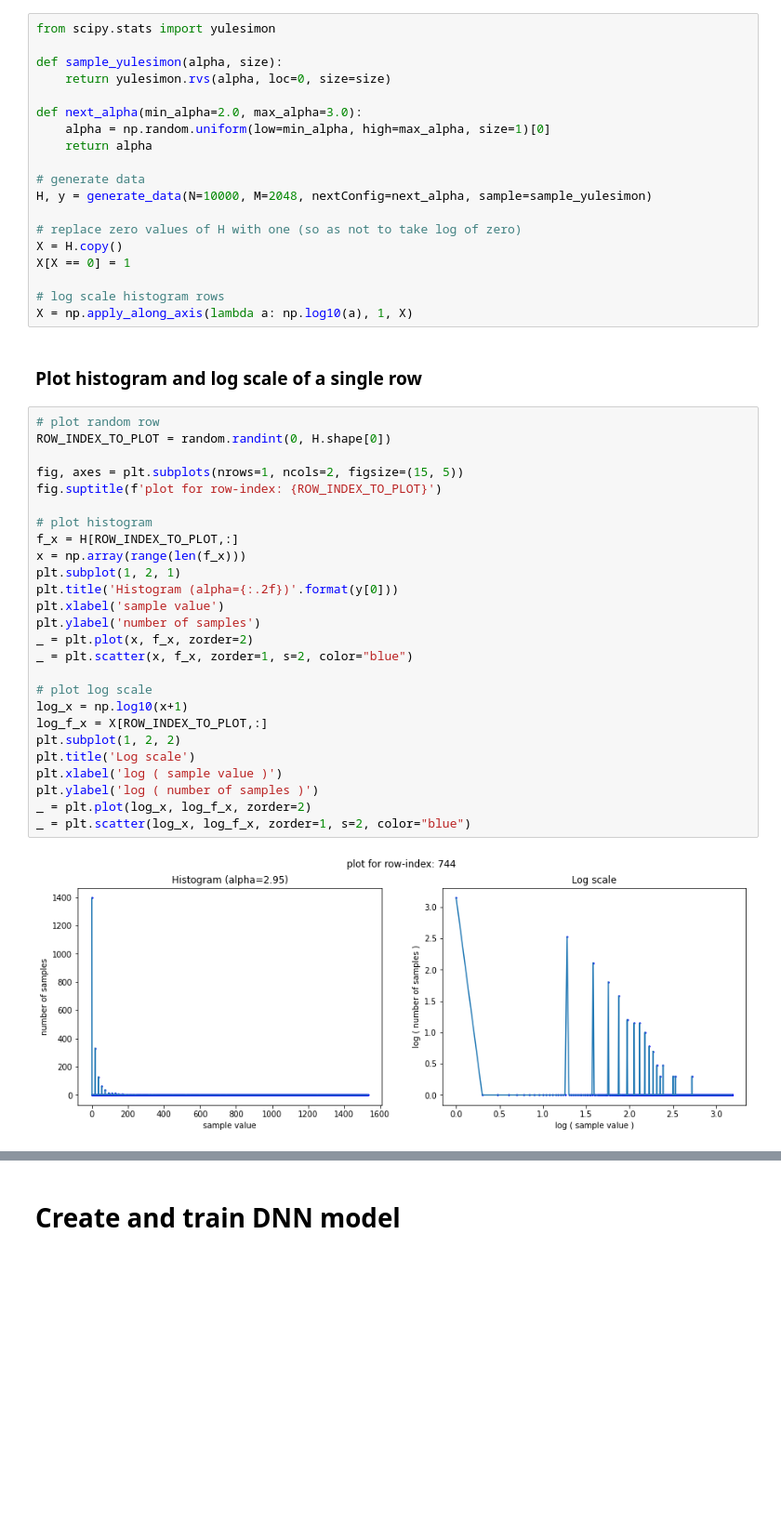
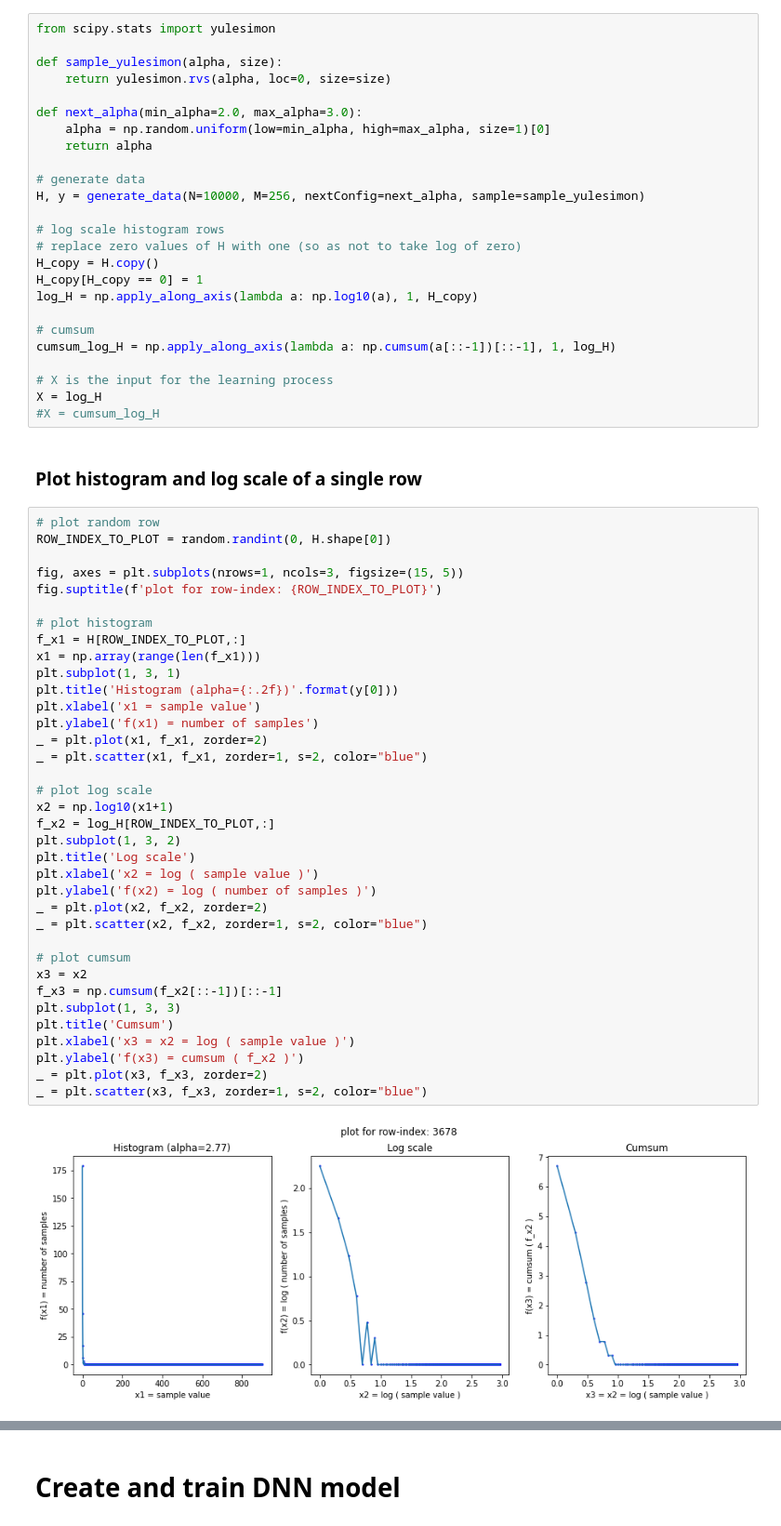
Before and after one commit to yossi-cohen/preferential-attachment, a Jupyter notebook: notebooks/trials-yulesimon.ipynb, the cells around one changed output, grey strips where cells are left out. Shown: that part at 93% size. Cells and saved outputs as stored; diff of their text form; blank space fills up the shorter version.

```diff
--- a/notebooks/trials-yulesimon.ipynb
+++ b/notebooks/trials-yulesimon.ipynb
@@ -23,41 +23,57 @@ def next_alpha(min_alpha=2.0, max_alpha=3.0):
     return alpha
 
 # generate data
-H, y = generate_data(N=10000, M=2048, nextConfig=next_alpha, sample=sample_yulesimon)
-
-# replace zero values of H with one (so as not to take log of zero)
-X = H.copy()
-X[X == 0] = 1
+H, y = generate_data(N=10000, M=256, nextConfig=next_alpha, sample=sample_yulesimon)
 
 # log scale histogram rows
-X = np.apply_along_axis(lambda a: np.log10(a), 1, X)
+# replace zero values of H with one (so as not to take log of zero)
+H_copy = H.copy()
+H_copy[H_copy == 0] = 1
+log_H = np.apply_along_axis(lambda a: np.log10(a), 1, H_copy)
+
+# cumsum
+cumsum_log_H = np.apply_along_axis(lambda a: np.cumsum(a[::-1])[::-1], 1, log_H)
+
+# X is the input for the learning process
+X = log_H
+#X = cumsum_log_H
 # %% [markdown]
 ### Plot histogram and log scale of a single row
 # %%
 # plot random row
 ROW_INDEX_TO_PLOT = random.randint(0, H.shape[0])
 
-fig, axes = plt.subplots(nrows=1, ncols=2, figsize=(15, 5))
+fig, axes = plt.subplots(nrows=1, ncols=3, figsize=(15, 5))
 fig.suptitle(f'plot for row-index: {ROW_INDEX_TO_PLOT}')
 
 # plot histogram
-f_x = H[ROW_INDEX_TO_PLOT,:]
-x = np.array(range(len(f_x)))
-plt.subplot(1, 2, 1)
+f_x1 = H[ROW_INDEX_TO_PLOT,:]
+x1 = np.array(range(len(f_x1)))
+plt.subplot(1, 3, 1)
 plt.title('Histogram (alpha={:.2f})'.format(y[0]))
-plt.xlabel('sample value')
-plt.ylabel('number of samples')
-_ = plt.plot(x, f_x, zorder=2)
-_ = plt.scatter(x, f_x, zorder=1, s=2, color="blue")
+plt.xlabel('x1 = sample value')
+plt.ylabel('f(x1) = number of samples')
+_ = plt.plot(x1, f_x1, zorder=2)
+_ = plt.scatter(x1, f_x1, zorder=1, s=2, color="blue")
 
 # plot log scale
-log_x = np.log10(x+1)
-log_f_x = X[ROW_INDEX_TO_PLOT,:]
-plt.subplot(1, 2, 2)
+x2 = np.log10(x1+1)
+f_x2 = log_H[ROW_INDEX_TO_PLOT,:]
+plt.subplot(1, 3, 2)
 plt.title('Log scale')
-plt.xlabel('log ( sample value )')
-plt.ylabel('log ( number of samples )')
-_ = plt.plot(log_x, log_f_x, zorder=2)
-_ = plt.scatter(log_x, log_f_x, zorder=1, s=2, color="blue")
+plt.xlabel('x2 = log ( sample value )')
+plt.ylabel('f(x2) = log ( number of samples )')
+_ = plt.plot(x2, f_x2, zorder=2)
+_ = plt.scatter(x2, f_x2, zorder=1, s=2, color="blue")
+
+# plot cumsum
+x3 = x2
+f_x3 = np.cumsum(f_x2[::-1])[::-1]
+plt.subplot(1, 3, 3)
+plt.title('Cumsum')
+plt.xlabel('x3 = x2 = log ( sample value )')
+plt.ylabel('f(x3) = cumsum ( f_x2 )')
+_ = plt.plot(x3, f_x3, zorder=2)
+_ = plt.scatter(x3, f_x3, zorder=1, s=2, color="blue")
 # %% [output]
-[figure, old version]
+[figure, new version]
```
Also changed, not shown: parts of 4 cells of this notebook, 1 other file.
